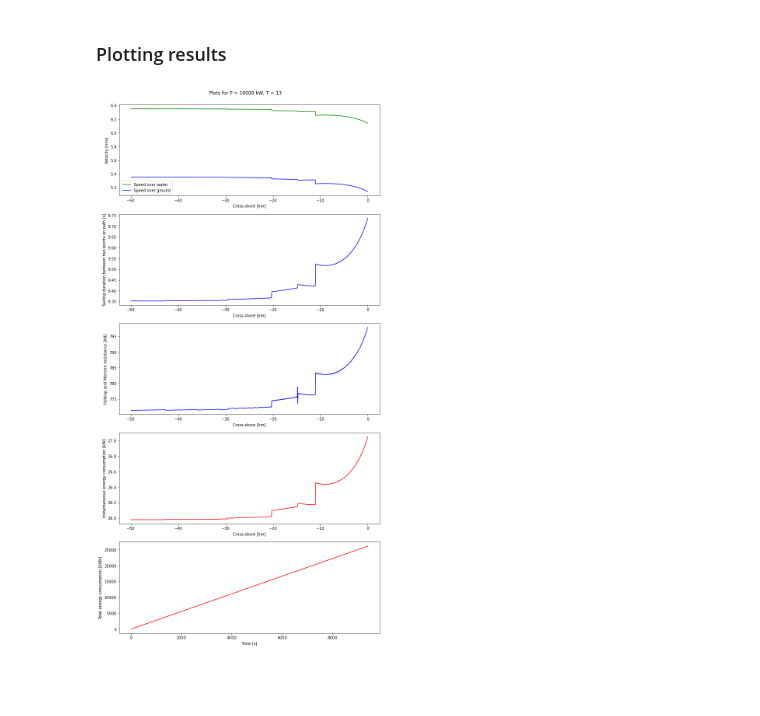
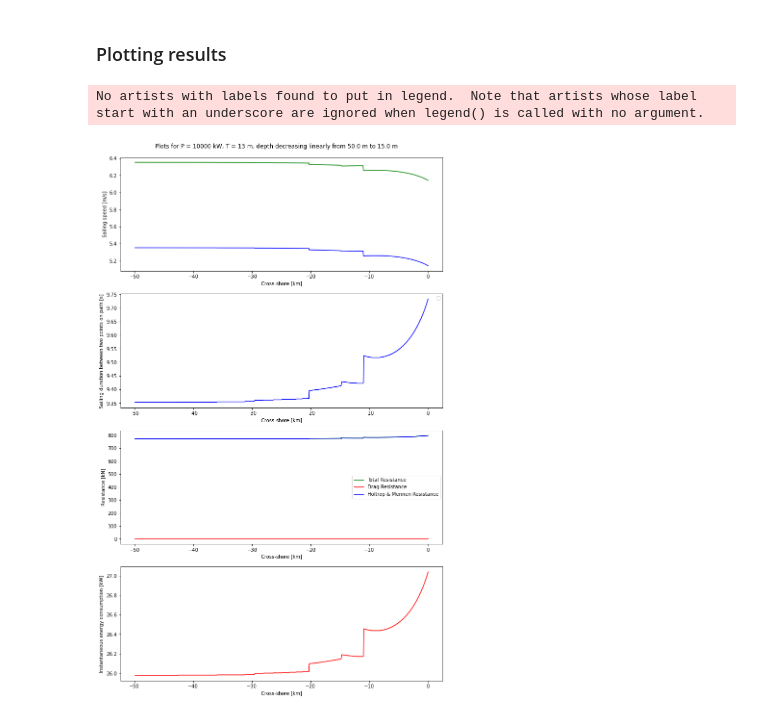
Before and after one commit to Schless/Thesis, a Jupyter notebook: Test Cases/Test Case 2.ipynb, the cells around one changed output. Saved outputs shown, nothing was run; the diff lists cells and outputs as text; code cells hidden in the pictures; blank space fills up the shorter version.

Commit message:
Plots Updated

```diff
--- a/Test Cases/Test Case 2.ipynb
+++ b/Test Cases/Test Case 2.ipynb
@@ -103,52 +108,62 @@ Text(0, 0.5, 'Drift angle [°]')
 # %% [markdown]
 ### Plotting results
 # %%
-#Calculating sailing duration, resistance and energy consumption:
 P = ship_properties["P"]
 T = ship_properties["T"]
+time_i = [time[i+1] - time[i] for i in range(len(time) - 1)]
 
-resistance = []
-energy = []
-duration = []
+P_total = []
+R_total = []
+R_drag = []
+R_HM = []
+Energy = []
 
-for i in range(len(x) - 1):
-    sailing_duration = ((x[i+1] - x[i]) * 1000) / speed_overground[i]
-    duration.append(sailing_duration)
-    resistance.append(Energy_object.HM(velocity[i], depth[i], drift_angle[i])[1] / 1000)
-    energy.append(P * sailing_duration / (60 * 60))
+for i in range(len(velocity)):
+    Pow_total, Res_total, Res_drag, Res_HM = Energy_object.HM(velocity[i], depth[i], drift_angle[i])
+    P_total.append(Pow_total / 1000)
+    R_total.append(Res_total / 1000)
+    R_drag.append(Res_drag / 1000)
+    R_HM.append(Res_HM / 1000)
 
-total_duration = [sum(duration[:i+1]) for i in range(len(duration))]
-total_energy = [sum(energy[:i+1]) for i in range(len(energy))]
+for i in range(len(time_i)):
+    Energy.append(P * time_i[i] / (60 * 60))
+
+Total_Energy = [sum(Energy[:i+1]) for i in range(len(Energy))]
+
 
 #Plotting the results
-fig, (ax1, ax2, ax3, ax4, ax5) = plt.subplots(5, 1, figsize=(12, 25))
-fig.suptitle(f'Plots for P = {P} kW, T = {T}', y=0.9)
+fig, (ax1, ax2, ax3, ax4) = plt.subplots(4, 1, figsize=(12, 20))
+fig.suptitle(f'Plots for P = {P} kW, T = {T} m, depth decreasing linearly from {depth[0]} m to {depth[-1]} m', y=0.9)
 
 # Plot the velocity over time
-ax1.plot(x[1:], velocity, color='g', label ='Speed over water')
-ax1.plot(x[1:], speed_overground, color='b', label='Speed over ground')
+ax1.plot(x[1:], velocity, color='g', label='speed w.r.t. water [m/s]')
+ax1.plot(x[1:], speed_overground, color='b', label='Speed w.r.t. ground [m/s]')
 ax1.set_xlabel('Cross-shore [km]')
-ax1.set_ylabel('Velocity [m/s]')
-ax1.legend()
+ax1.set_ylabel('Sailing speed [m/s]')
 
 # Plot sailing duration between two consecutive x,y coordinates
-ax2.plot(x[1:], duration, color='b')
+ax2.plot(x[2:], time_i, color='b')
 ax2.set_xlabel('Cross-shore [km]')
 ax2.set_ylabel('Sailing duration between two points on path [s]')
+ax2.legend()
 
 # Plot the Holtrop and Mennen resistance over time
-ax3.plot(x[1:], resistance, color='b')
+ax3.plot(x[1:], R_total, color='g', label='Total Resistance')
+ax3.plot(x[1:], R_drag, color='r', label='Drag Resistance')
+ax3.plot(x[1:], R_HM, color='b', label='Holtrop & Mennen Resistance')
 ax3.set_xlabel('Cross-shore [km]')
-ax3.set_ylabel('Holtrop and Mennen resistance [kN]')
+ax3.set_ylabel('Resistance [kN]')
+ax3.legend()
 
 #plot instantaneous energy consumption per hour
-ax4.plot(x[1:], energy, color='r')
+ax4.plot(x[2:], Energy, color='r')
 ax4.set_xlabel('Cross-shore [km]')
 ax4.set_ylabel('Instantaneous energy consumption [kW]')
 
 #plot total energy consumption
-ax5.plot(total_duration, total_energy, color='r')
-ax5.set_xlabel('Time [s]')
+ax5.plot(x[2:], Total_Energy, color='r')
+ax5.set_xlabel('Cross-shore [km]')
 ax5.set_ylabel('Total energy consumption [kWh]');
 # %% [output]
+No artists with labels found to put in legend.  Note that artists whose label start with an underscore are ignored when legend() is called with no argument.
-[figure, old version]
+[figure, new version]
```
Also changed, not shown: parts of 1 cell of this notebook, 1 other file.
